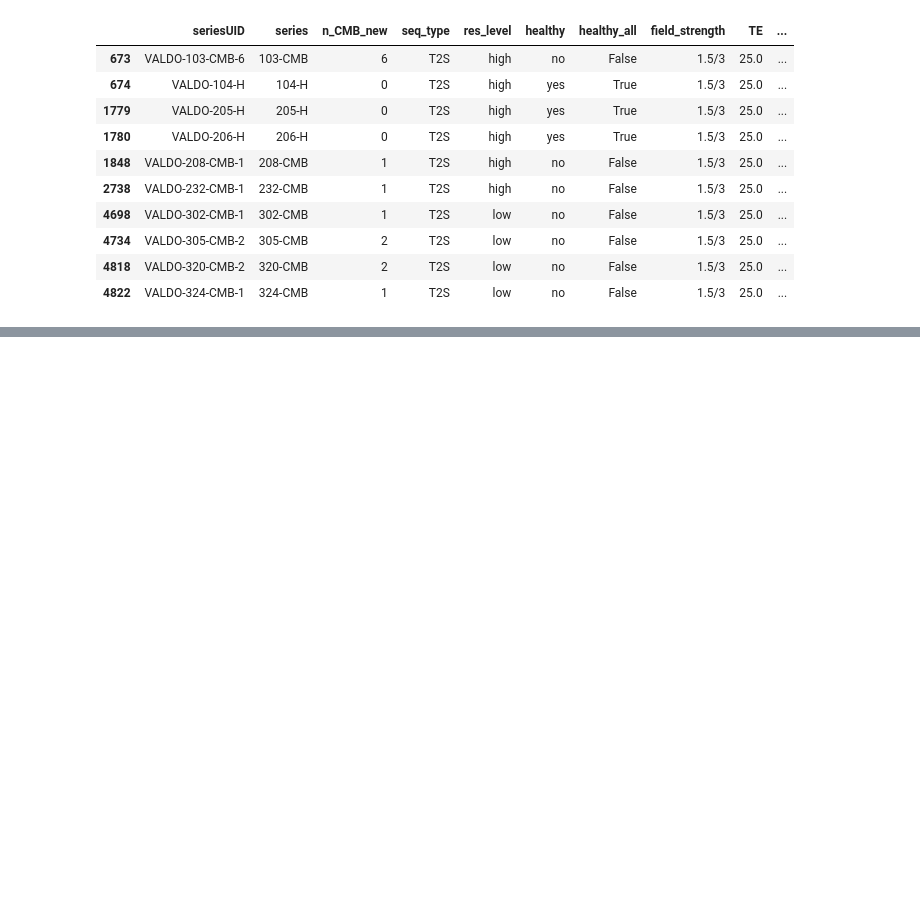
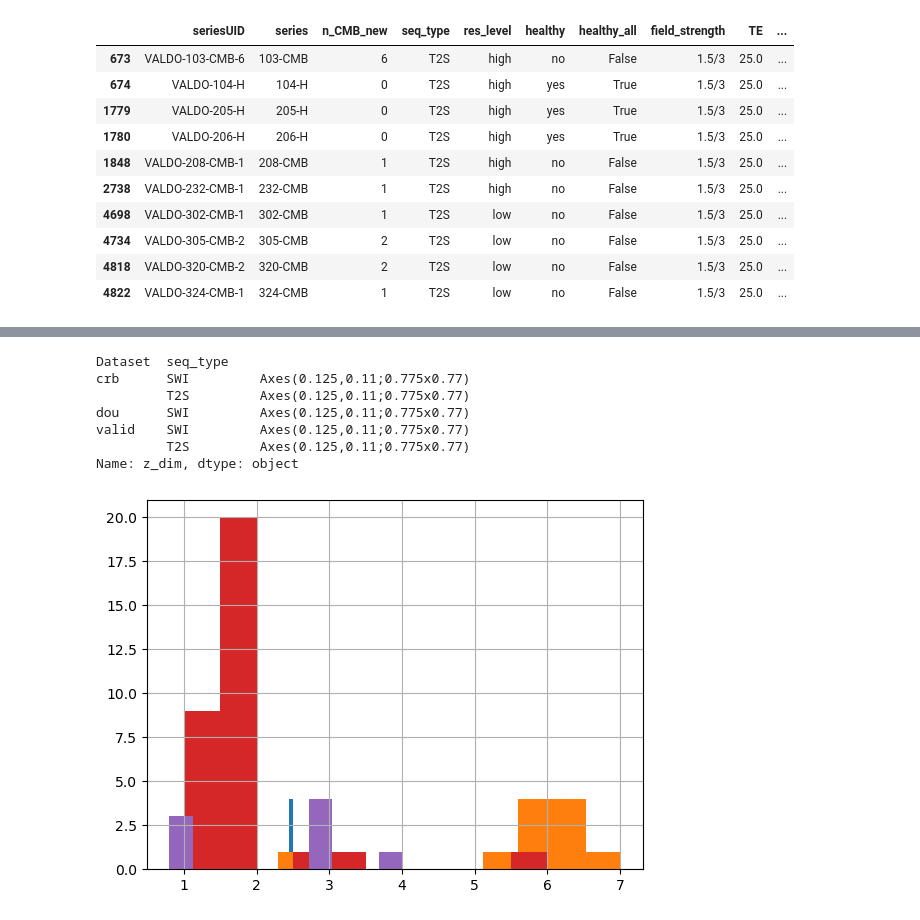
Before and after one commit to jorgedelpozolerida/MicrobleedNet, a Jupyter notebook: notebooks/evaluation/winner_MRI.ipynb, the cells around one changed output, grey strips where cells are left out. Drawn from its saved outputs; the diff is of its cells as text; code cells hidden in the pictures; blank space fills up the shorter version.

```diff
--- a/notebooks/evaluation/winner_MRI.ipynb
+++ b/notebooks/evaluation/winner_MRI.ipynb
@@ -177,3 +193,20 @@ Index(['seriesUID', 'series', 'n_CMB_new', 'seq_type', 'res_level', 'healthy',
 # %%
 # lft join all study df
-df_detection_serieslevel  = pd.merge(df_detection_serieslevel, all_studies_testing[['seriesUID', 'seq_type', "CMB_level"]], on="seriesUID", how="left")
+df_detection_serieslevel = pd.merge(
+    df_detection_serieslevel,
+    all_studies_testing[
+        [
+            "seriesUID",
+            "seq_type",
+            "CMB_level",
+            "res_level",
+            "n_CMB_new",
+            "field_strength",
+            "TE",
+            "old_shape",
+            "old_voxel_dim",
+        ]
+    ],
+    on="seriesUID",
+    how="left",
+)
@@ -302,0 +359,5 @@ df_detection_serieslevel[df_detection_serieslevel['CMB_level'] == "high"]
+# %%
+df_detection_serieslevel['z_dim'] = df_detection_serieslevel['old_voxel_dim'].apply(lambda x: ast.literal_eval(x)[-1])
+df_detection_serieslevel[['z_dim', 'old_voxel_dim']]
+df_detection_serieslevel['slice_thickness'] = df_detection_serieslevel['z_dim'].apply(lambda x: "small" if x < 3 else "large")
+df_detection_serieslevel.groupby(['Dataset','slice_thickness']).size()
@@ -302,0 +449,11 @@ df_detection_serieslevel[df_detection_serieslevel['CMB_level'] == "high"]
+# %%
+df_detection_serieslevel.groupby(["Dataset", "seq_type"])['z_dim'].hist()
+# %% [output]
+Dataset  seq_type
+crb      SWI         Axes(0.125,0.11;0.775x0.77)
+         T2S         Axes(0.125,0.11;0.775x0.77)
+dou      SWI         Axes(0.125,0.11;0.775x0.77)
+valid    SWI         Axes(0.125,0.11;0.775x0.77)
+         T2S         Axes(0.125,0.11;0.775x0.77)
+Name: z_dim, dtype: object
+[figure, added]
```
Also changed, not shown: parts of 25 cells of this notebook, 6 other files.
